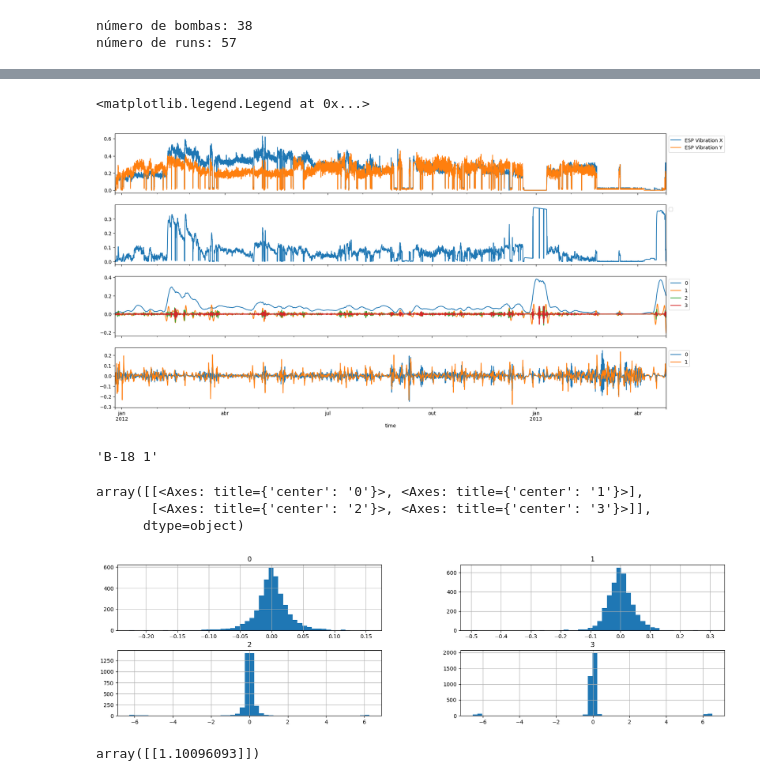
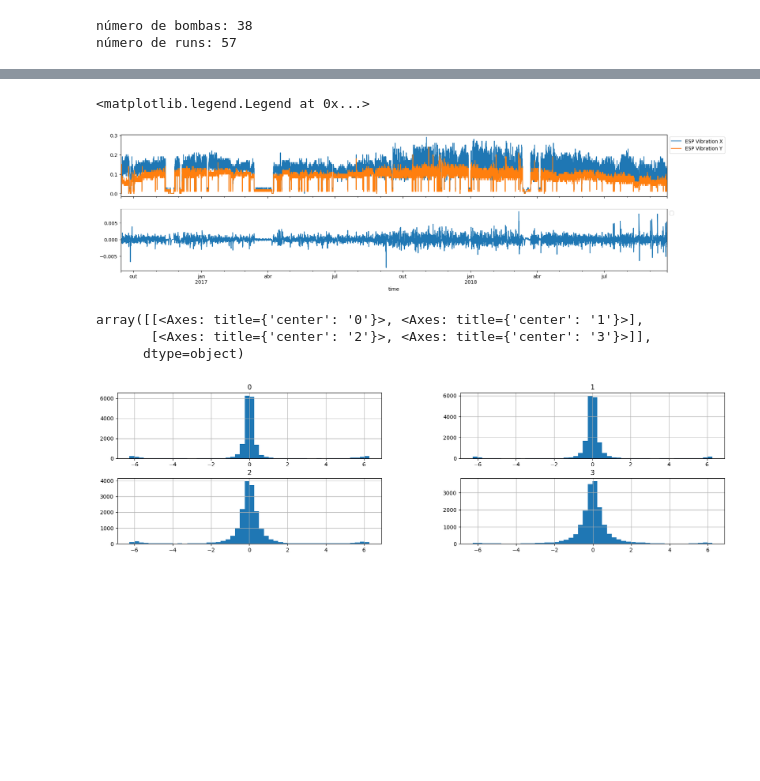
Before and after one commit to RL2-SP3/LISSA, a Jupyter notebook: examples/frequency.ipynb, the cells around one changed output, grey strips where cells are left out. Drawn from its saved outputs; the diff is of its cells as text; code cells hidden in the pictures; blank space fills up the shorter version.

```diff
--- a/examples/frequency.ipynb
+++ b/examples/frequency.ipynb
@@ -20,11 +23,10 @@ Headers = [
 número de bombas: 38
 número de runs: 57
 # %%
-pump = pumpList[0]
+pump = pumpList[10]
+print(pump)
 entirePumpData = entireData.groupby("Well Run").get_group(pump)
 pumpData = entirePumpData[Headers]
-
-pumpData.plot(figsize=(20,5))
 
 testData = (entirePumpData.groupby("Well_down")[Headers]
  .apply(lambda x: x.ewm(span=8).mean()-x.expanding().mean())
@@ -46,52 +63,31 @@ testData = (entirePumpData.groupby("Well_down")[Headers]
 # %%
 vmdModel = VmdTransformer(K=4,returned_decomp="u")
 #prop = "ESP discharge pressure"
 
-data = testData.pow(2).sum(axis=1).pow(1/2)
+data = testData.diff().ewm(span=24).mean().sum(axis=1)
 
 test = vmdModel.fit_transform(data)
 
 test.index = data.index
 
-angle = np.unwrap(np.angle(hilbert(test)))
-instantAngle = pd.DataFrame(angle,index=data.index).diff()
+h = hilbert(test)
+instantAngle = pd.DataFrame(np.angle(h),index=data.index).diff().fillna(0)
 
-fig,axs = plt.subplots(4,1)
+fig,axs = plt.subplots(2,1)
 
 
 pumpData.plot(ax=axs[0],sharex=True)
 
-data.plot(ax=axs[1],figsize=(20,10),legend="yes")
-
-(test).plot(ax=axs[2])
-instantAngle[[0,1]].plot(ax=axs[3])
-
+data.plot(ax=axs[1],figsize=(20,5),legend="yes")
 axs[0].legend(loc='upper left',bbox_to_anchor=(1, 1),fontsize=10)
 axs[1].legend(loc='upper left',bbox_to_anchor=(1, 1),fontsize=10)
-axs[2].legend(loc='upper left',bbox_to_anchor=(1, 1),fontsize=10)
-axs[3].legend(loc='upper left',bbox_to_anchor=(1, 1),fontsize=10)
 # %% [output]
 <matplotlib.legend.Legend at 0x...>
-[figure, old version]
+[figure, new version]
-# %%
-pump
-# %% [output]
-'B-18 1'
 # %%
 instantAngle.hist(bins=50,figsize=(20,5))
 # %% [output]
 array([[<Axes: title={'center': '0'}>, <Axes: title={'center': '1'}>],
        [<Axes: title={'center': '2'}>, <Axes: title={'center': '3'}>]],
       dtype=object)
-[figure, old version]
+[figure, new version]
-# %%
-#cointegração
-
-H = pumpData.diff().fillna(0)
-
-A = (H[["ESP Vibration X"]].T)@H[["ESP Vibration X"]]
-b = (H[["ESP Vibration X"]].T)@H[["ESP Vibration Y"]]
-
-np.linalg.solve(A,b)
-# %% [output]
-array([[1.10096093]])
```
Also changed, not shown: parts of 12 cells of this notebook, 1 other file.
